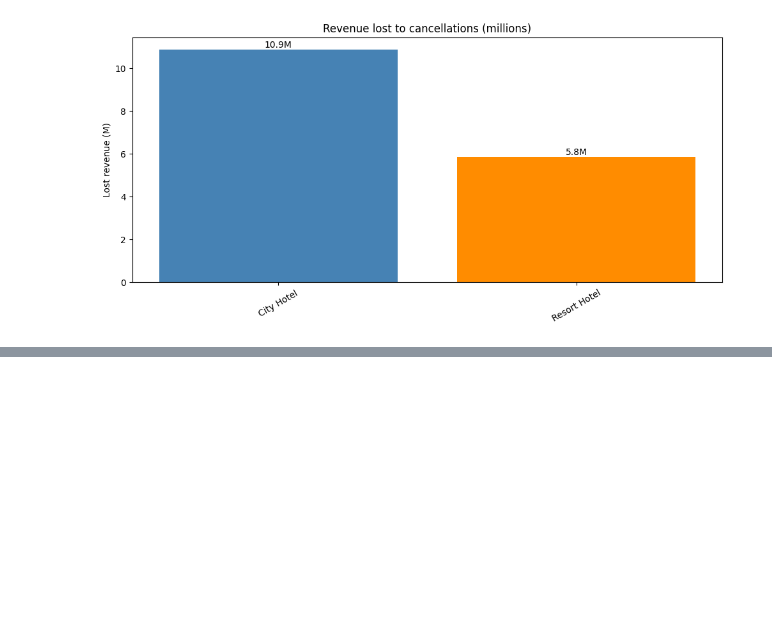
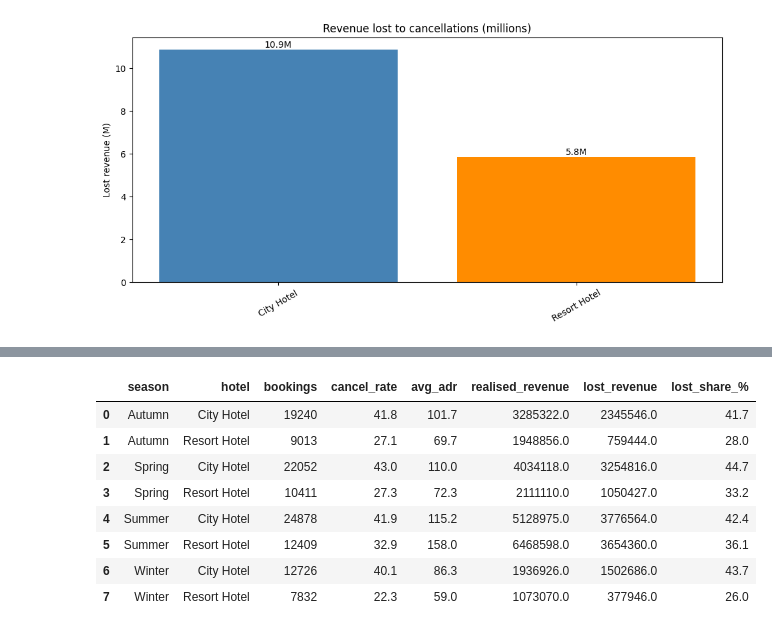
Before and after one commit to atticusptp-cloud/CAPSTONE, a Jupyter notebook: capstone_analysis.ipynb, the cells around one changed output, grey strips where cells are left out. Saved outputs shown, nothing was run; the diff lists cells and outputs as text; code cells hidden in the pictures; blank space fills up the shorter version.

```diff
--- a/capstone_analysis.ipynb
+++ b/capstone_analysis.ipynb
@@ -344,0 +399,14 @@ bar_with_labels(hotel_kpis.index, hotel_kpis["lost_revenue"] / 1000000, "Revenue
+# %%
+# By season
+season_table = summary_by(["season", "hotel"])
+season_table
+# %% [output]
+|  | season | hotel | bookings | cancel_rate | avg_adr | realised_revenue | lost_revenue | lost_share_% |
+| 0 | Autumn | City Hotel | 19240 | 41.8 | 101.7 | 3285322.0 | 2345546.0 | 41.7 |
+| 1 | Autumn | Resort Hotel | 9013 | 27.1 | 69.7 | 1948856.0 | 759444.0 | 28.0 |
+| 2 | Spring | City Hotel | 22052 | 43.0 | 110.0 | 4034118.0 | 3254816.0 | 44.7 |
+| 3 | Spring | Resort Hotel | 10411 | 27.3 | 72.3 | 2111110.0 | 1050427.0 | 33.2 |
+| 4 | Summer | City Hotel | 24878 | 41.9 | 115.2 | 5128975.0 | 3776564.0 | 42.4 |
+| 5 | Summer | Resort Hotel | 12409 | 32.9 | 158.0 | 6468598.0 | 3654360.0 | 36.1 |
+| 6 | Winter | City Hotel | 12726 | 40.1 | 86.3 | 1936926.0 | 1502686.0 | 43.7 |
+| 7 | Winter | Resort Hotel | 7832 | 22.3 | 59.0 | 1073070.0 | 377946.0 | 26.0 |
```
Also changed, not shown: parts of 4 cells of this notebook.
